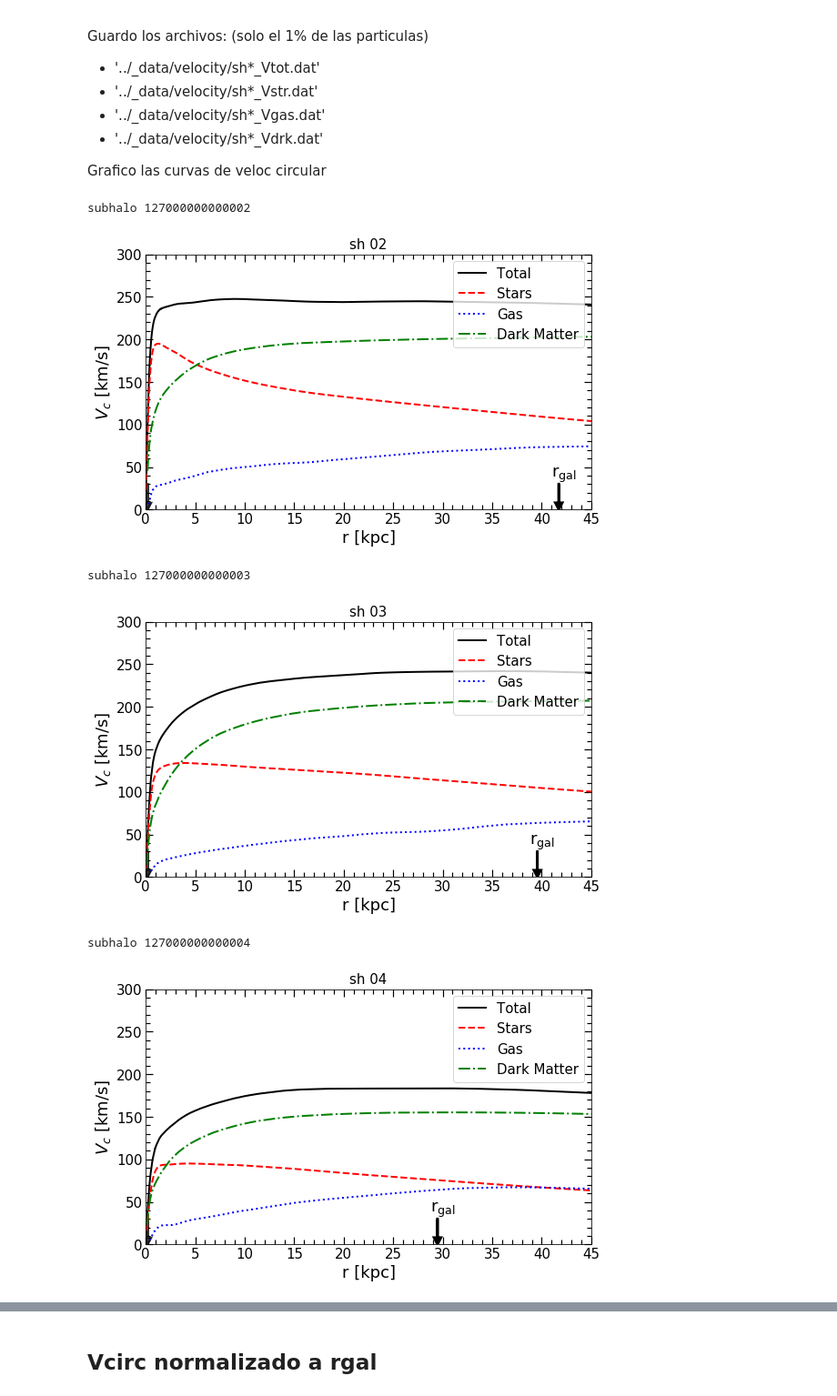
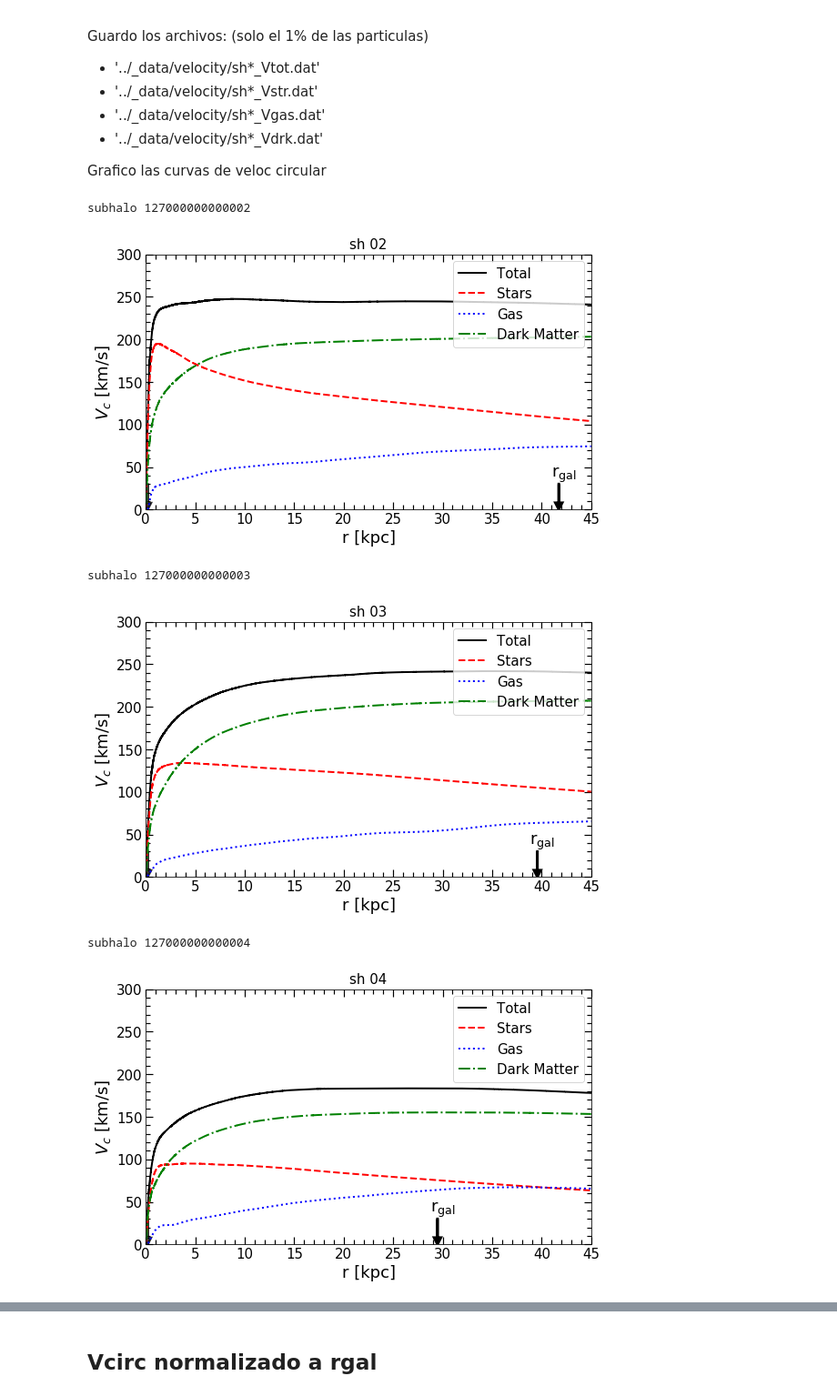
Before and after one commit to ornemarioni/gradients, a Jupyter notebook: programs/circular_velocity.ipynb, the cells around one changed output, grey strips where cells are left out. Shown at 91% size. Cells and saved outputs as stored; diff of their text form; code cells hidden in the pictures.

Commit message:
cambios en los plots de vcirc

```diff
--- a/programs/circular_velocity.ipynb
+++ b/programs/circular_velocity.ipynb
@@ -110,10 +110,10 @@ for j in range(14):
     Vgas = np.sqrt((G*Mc_gas)/rgas_sort)
     Vdrk = np.sqrt((G*Mc_drk)/rdrk_sort)
 
-    atot = np.sort(random.choices(np.arange(len(rtot_sort)),k=np.int_(len(rtot_sort)*0.01)))
-    adrk = np.sort(random.choices(np.arange(len(rdrk_sort)),k=np.int_(len(rdrk_sort)*0.01)))
-    astr = np.sort(random.choices(np.arange(len(rstr_sort)),k=np.int_(len(rstr_sort)*0.01)))
-    agas = np.sort(random.choices(np.arange(len(rgas_sort)),k=np.int_(len(rgas_sort)*0.01)))
+    # atot = np.sort(random.choices(np.arange(len(rtot_sort)),k=np.int_(len(rtot_sort)*0.01)))
+    # adrk = np.sort(random.choices(np.arange(len(rdrk_sort)),k=np.int_(len(rdrk_sort)*0.01)))
+    # astr = np.sort(random.choices(np.arange(len(rstr_sort)),k=np.int_(len(rstr_sort)*0.01)))
+    # agas = np.sort(random.choices(np.arange(len(rgas_sort)),k=np.int_(len(rgas_sort)*0.01)))
 
     Id = ''
     for aux in list(str('%d'%ID[j]))[-2:]:
@@ -123,10 +123,10 @@ for j in range(14):
 #                        gridspec_kw = {'height_ratios':[3,1,3,1]})
     fig.subplots_adjust(bottom=0.15, left =0.12, right = 0.97, top = 0.93, wspace=0., hspace= 0)
 
-    ax.plot(rtot_sort[atot], Vtot[atot], '-',  lw=2, color='k', label= 'Total')
-    ax.plot(rstr_sort[astr], Vstr[astr], '--', lw=2, color='r', label='Stars')
-    ax.plot(rgas_sort[agas], Vgas[agas], ':',  lw=2, color='b', label='Gas')
-    ax.plot(rdrk_sort[adrk], Vdrk[adrk], '-.', lw=2, color='g', label='Dark Matter')
+    ax.plot(rtot_sort, Vtot, '-',  lw=2, color='k', label= 'Total')
+    ax.plot(rstr_sort, Vstr, '--', lw=2, color='r', label='Stars')
+    ax.plot(rgas_sort, Vgas, ':',  lw=2, color='b', label='Gas')
+    ax.plot(rdrk_sort, Vdrk, '-.', lw=2, color='g', label='Dark Matter')
     ax.arrow(x=rgal,y=30,dx=0,dy=-30,color='k', lw=2.8,
              head_length=8,head_width=0.7,length_includes_head=True)
     ax.text(rgal+0.5, 30,  '$\mathrm{r_{gal}}$',  fontsize=18, color='black',
@@ -152,36 +152,36 @@ for j in range(14):
                 dpi = 100, xxbox_inches='tight')
 
     gc.collect()
 #----------------------------------------------------------------------------------
 #     data_tot = np.zeros([np.size(rtot_sort[atot]),3])
 #     data_tot[:,0]= rtot_sort[atot]
 #     data_tot[:,1]= Vtot[atot]
 #     data_tot[:,2]= Mc_tot[atot]
 
 #     data_str = np.zeros([np.size(rstr_sort[astr]),3])
 #     data_str[:,0]= rstr_sort[astr]
 #     data_str[:,1]= Vstr[astr]
 #     data_str[:,2]= Mc_str[astr]
 
 #     data_gas = np.zeros([np.size(rgas_sort[agas]),3])
 #     data_gas[:,0]= rgas_sort[agas]
 #     data_gas[:,1]= Vgas[agas]
 #     data_gas[:,2]= Mc_gas[agas]
 
 #     data_drk = np.zeros([np.size(rdrk_sort[adrk]),3])
 #     data_drk[:,0]= rdrk_sort[adrk]
 #     data_drk[:,1]= Vdrk[adrk]
 #     data_drk[:,2]= Mc_drk[adrk]
 
 #     np.savetxt('../_data/velocity/sh_'+str('%d'%ID[j])+'_Vtot.dat', data_tot)
 #     np.savetxt('../_data/velocity/sh_'+str('%d'%ID[j])+'_Vstr.dat', data_str)
 #     np.savetxt('../_data/velocity/sh_'+str('%d'%ID[j])+'_Vgas.dat', data_gas)
 #     np.savetxt('../_data/velocity/sh_'+str('%d'%ID[j])+'_Vdrk.dat', data_drk)
 # %% [output]
 subhalo 127000000000002
-[figure, old version]
+[figure, new version]
 subhalo 127000000000003
-[figure, old version]
+[figure, new version]
 subhalo 127000000000004
-[figure, old version]
+[figure, new version]
 subhalo 127000000000006
```
Also changed, not shown: parts of 1 cell of this notebook, 1 other file.
